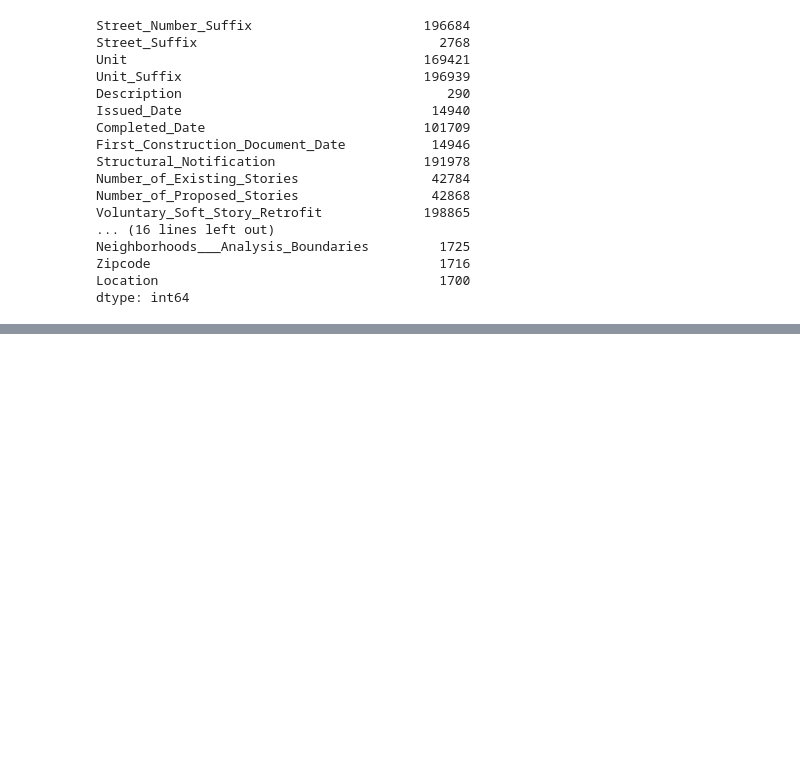
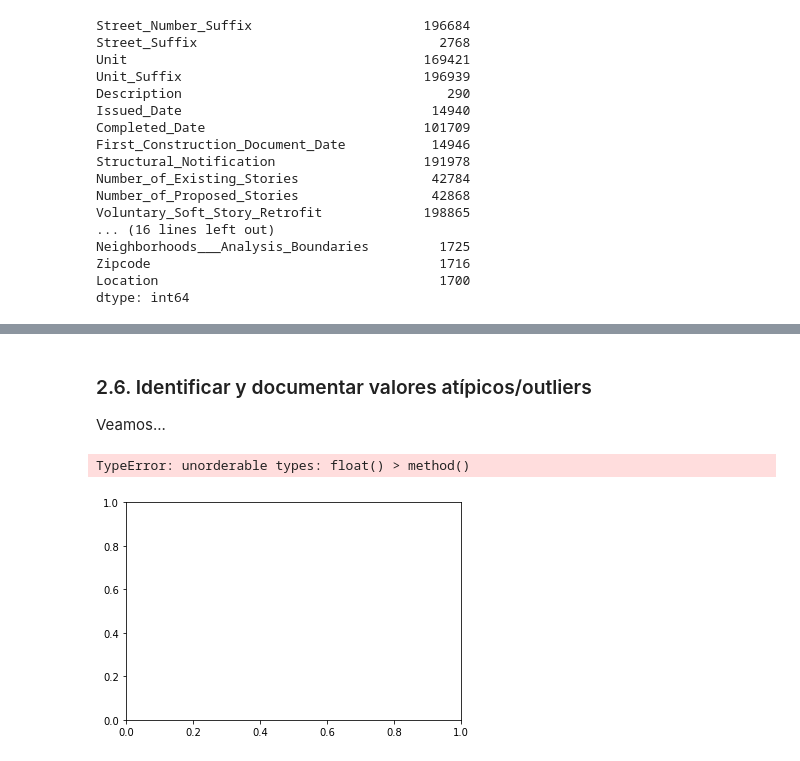
Before and after one commit to renzobechler-zz/diplodatos, a Jupyter notebook: AnalisisYCuracion/Laboratorio.ipynb, the cells around one changed output, grey strips where cells are left out. Saved outputs shown, nothing was run; the diff lists cells and outputs as text; code cells hidden in the pictures; blank space fills up the shorter version.

```diff
--- a/AnalisisYCuracion/Laboratorio.ipynb
+++ b/AnalisisYCuracion/Laboratorio.ipynb
@@ -275,0 +286,2 @@ SanFrancisco_Building_Permits[SanFrancisco_Building_Permits['Street_Number_Suffi
+# %%
+SanFrancisco_Building_Permits.Estimated_Cost = Estimated_Cost_dna
@@ -275,0 +298,6 @@ SanFrancisco_Building_Permits[SanFrancisco_Building_Permits['Street_Number_Suffi
+# %%
+column='Current_Status'
+# Create a label (category) encoder object
+le = preprocessing.LabelEncoder()
+# Fit the encoder to the pandas column
+le.fit(SanFrancisco_Building_Permits[column])
@@ -275,0 +324,4 @@ SanFrancisco_Building_Permits[SanFrancisco_Building_Permits['Street_Number_Suffi
+# %%
+# Apply the fitted encoder to the pandas column
+SanFrancisco_Building_Permits[column] = le.transform(SanFrancisco_Building_Permits[column])
+SanFrancisco_Building_Permits.head()
@@ -275,0 +337,4 @@ SanFrancisco_Building_Permits[SanFrancisco_Building_Permits['Street_Number_Suffi
+# %%
+# Reversing encoding
+SanFrancisco_Building_Permits[column] = le.inverse_transform(SanFrancisco_Building_Permits[column])
+SanFrancisco_Building_Permits.head()
@@ -275,0 +385,10 @@ SanFrancisco_Building_Permits[SanFrancisco_Building_Permits['Street_Number_Suffi
+# %% [markdown]
+### 2.6. Identificar y documentar valores atípicos/outliers
+
+Veamos...
+# %%
+%matplotlib inline
+SanFrancisco_Building_Permits.Estimated_Cost.hist()
+# %% [output]
+TypeError: unorderable types: float() > method()
+[figure, added]
```
Also changed, not shown: parts of 26 cells of this notebook, 1 other file.
